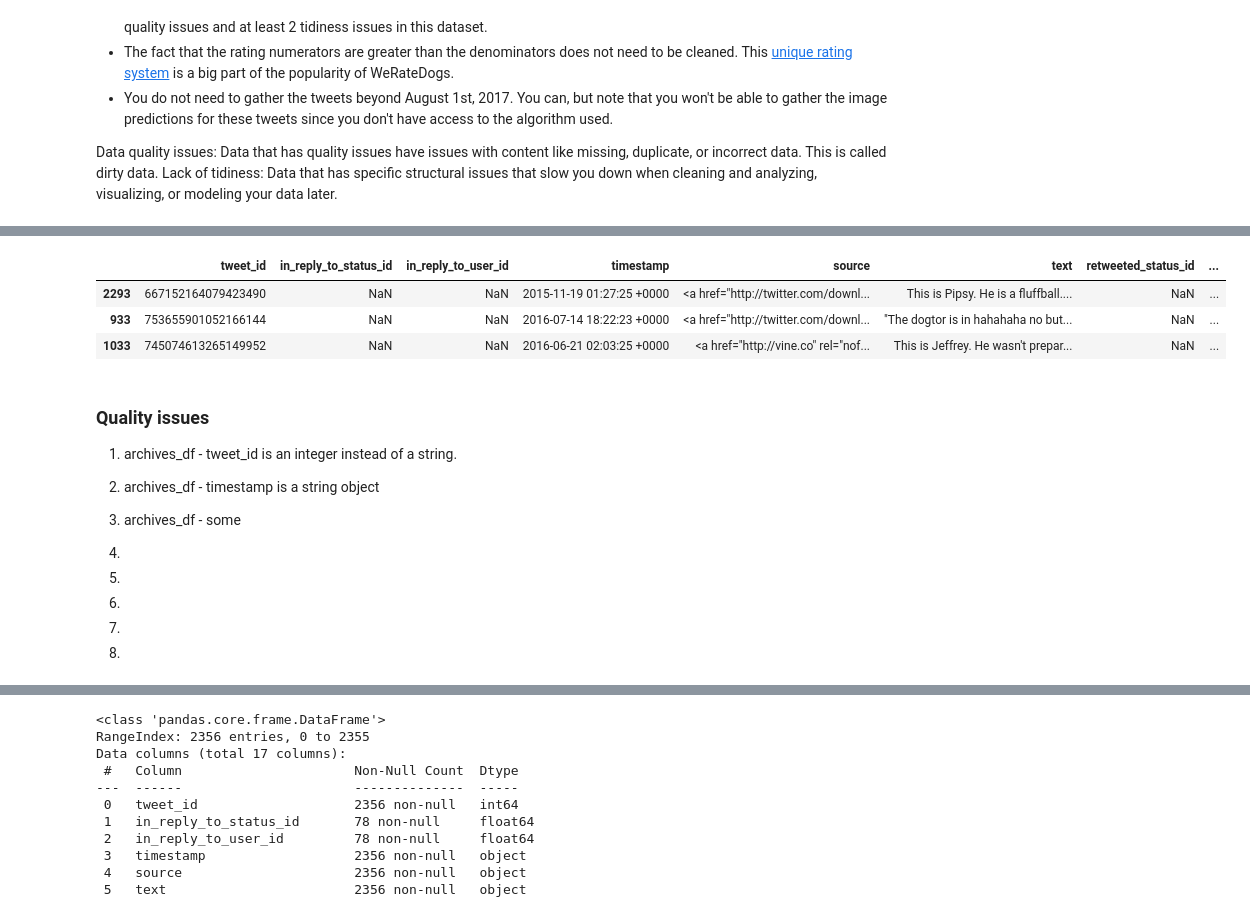
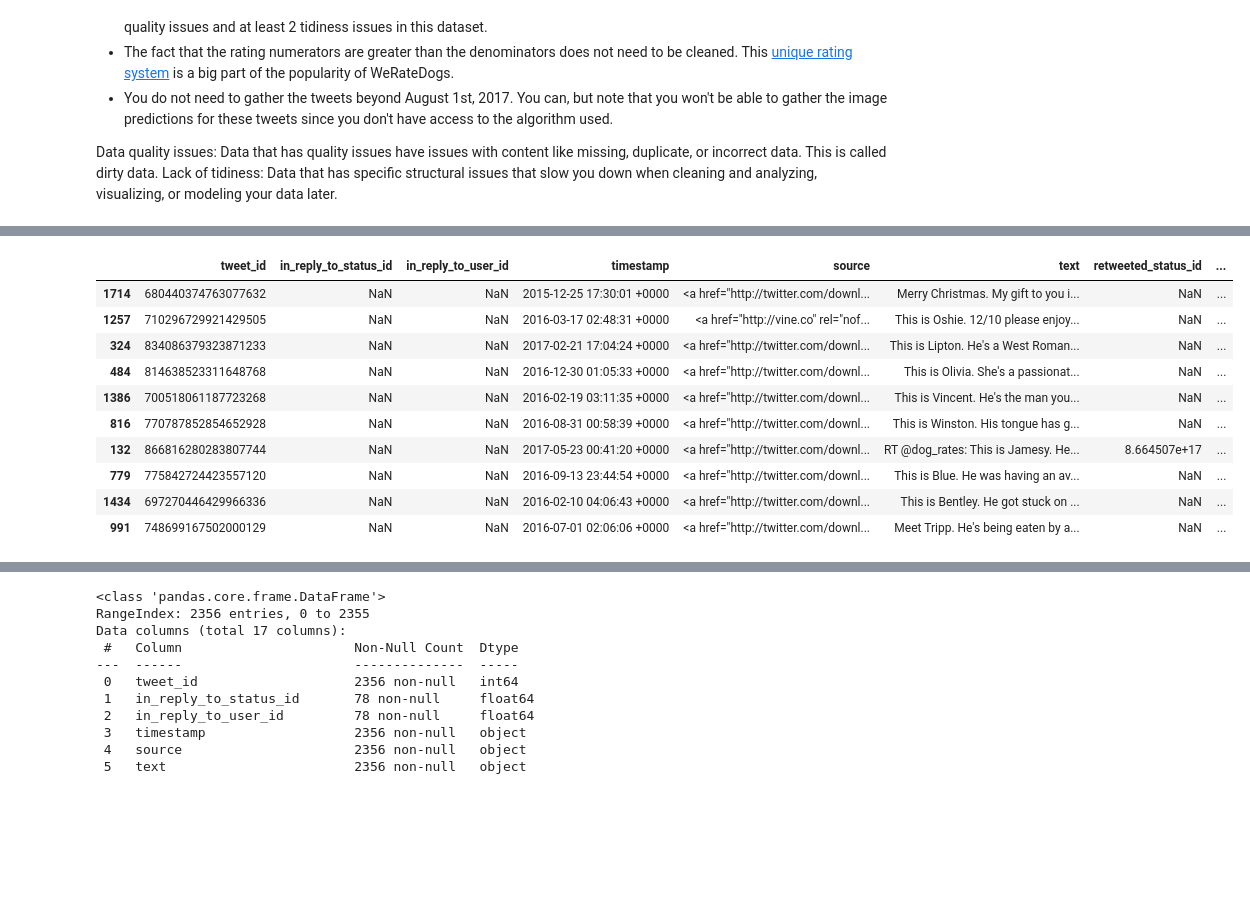
Before and after one commit to zadmainda/WeRateDogs-Data-Analysis, a Jupyter notebook: wrangle_act.ipynb, the cells around one changed output, grey strips where cells are left out. Drawn from its saved outputs; the diff is of its cells as text; code cells hidden in the pictures; blank space fills up the shorter version.

```diff
--- a/wrangle_act.ipynb
+++ b/wrangle_act.ipynb
@@ -111,24 +128,14 @@ Lack of tidiness: Data that has specific structural issues that slow you down wh
 # %%
-archives_df.sample(3)
+archives_df.sample(10)
 # %% [output]
 |  | tweet_id | in_reply_to_status_id | in_reply_to_user_id | timestamp | source | text | retweeted_status_id | ... |
-| 2293 | 667152164079423490 | NaN | NaN | 2015-11-19 01:27:25 +0000 | <a href="http://twitter.com/downl... | This is Pipsy. He is a fluffball.... | NaN | ... |
-| 933 | 753655901052166144 | NaN | NaN | 2016-07-14 18:22:23 +0000 | <a href="http://twitter.com/downl... | "The dogtor is in hahahaha no but... | NaN | ... |
-| 1033 | 745074613265149952 | NaN | NaN | 2016-06-21 02:03:25 +0000 | <a href="http://vine.co" rel="nof... | This is Jeffrey. He wasn't prepar... | NaN | ... |
+| 1714 | 680440374763077632 | NaN | NaN | 2015-12-25 17:30:01 +0000 | <a href="http://twitter.com/downl... | Merry Christmas. My gift to you i... | NaN | ... |
+| 1257 | 710296729921429505 | NaN | NaN | 2016-03-17 02:48:31 +0000 | <a href="http://vine.co" rel="nof... | This is Oshie. 12/10 please enjoy... | NaN | ... |
+| 324 | 834086379323871233 | NaN | NaN | 2017-02-21 17:04:24 +0000 | <a href="http://twitter.com/downl... | This is Lipton. He's a West Roman... | NaN | ... |
+| 484 | 814638523311648768 | NaN | NaN | 2016-12-30 01:05:33 +0000 | <a href="http://twitter.com/downl... | This is Olivia. She's a passionat... | NaN | ... |
+| 1386 | 700518061187723268 | NaN | NaN | 2016-02-19 03:11:35 +0000 | <a href="http://twitter.com/downl... | This is Vincent. He's the man you... | NaN | ... |
+| 816 | 770787852854652928 | NaN | NaN | 2016-08-31 00:58:39 +0000 | <a href="http://twitter.com/downl... | This is Winston. His tongue has g... | NaN | ... |
+| 132 | 866816280283807744 | NaN | NaN | 2017-05-23 00:41:20 +0000 | <a href="http://twitter.com/downl... | RT @dog_rates: This is Jamesy. He... | 8.664507e+17 | ... |
+| 779 | 775842724423557120 | NaN | NaN | 2016-09-13 23:44:54 +0000 | <a href="http://twitter.com/downl... | This is Blue. He was having an av... | NaN | ... |
+| 1434 | 697270446429966336 | NaN | NaN | 2016-02-10 04:06:43 +0000 | <a href="http://twitter.com/downl... | This is Bentley. He got stuck on ... | NaN | ... |
+| 991 | 748699167502000129 | NaN | NaN | 2016-07-01 02:06:06 +0000 | <a href="http://twitter.com/downl... | Meet Tripp. He's being eaten by a... | NaN | ... |
-# %% [markdown]
-### Quality issues
-1. archives_df - tweet_id is an integer instead of a string.
-
-2. archives_df - timestamp is a string object
-
-3. archives_df - some
-
-4.
-
-5.
-
-6.
-
-7.
-
-8.
```
Also changed, not shown: parts of 11 cells of this notebook.
